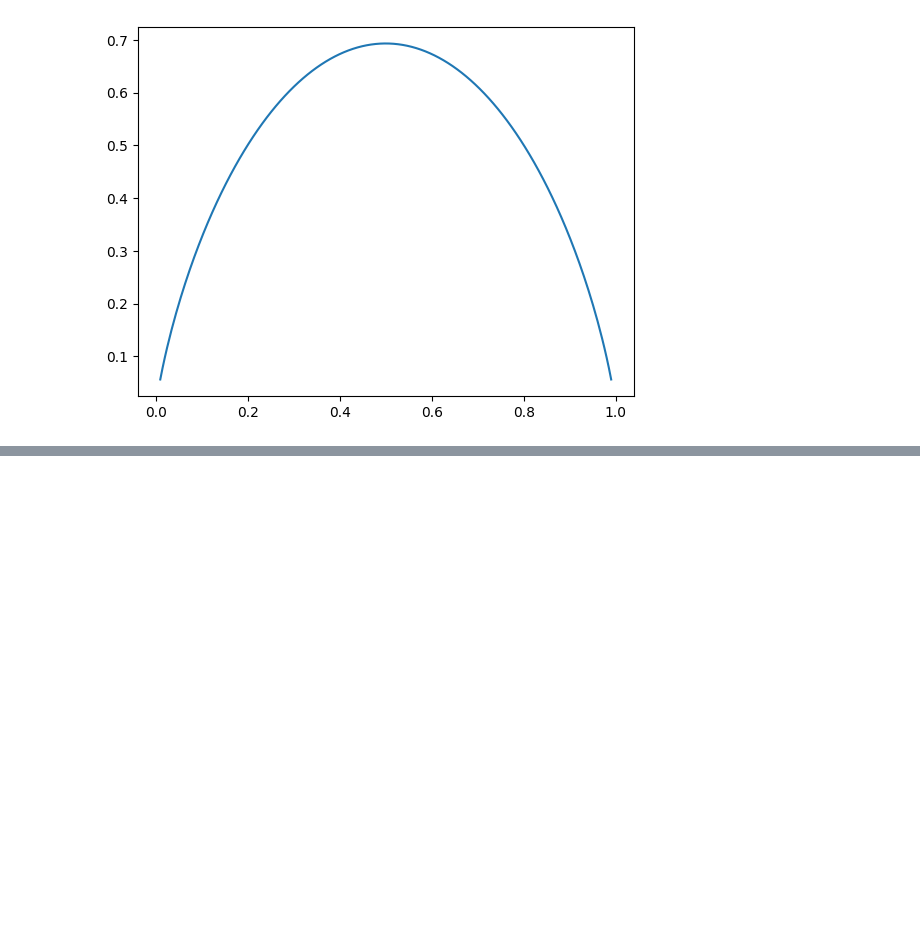
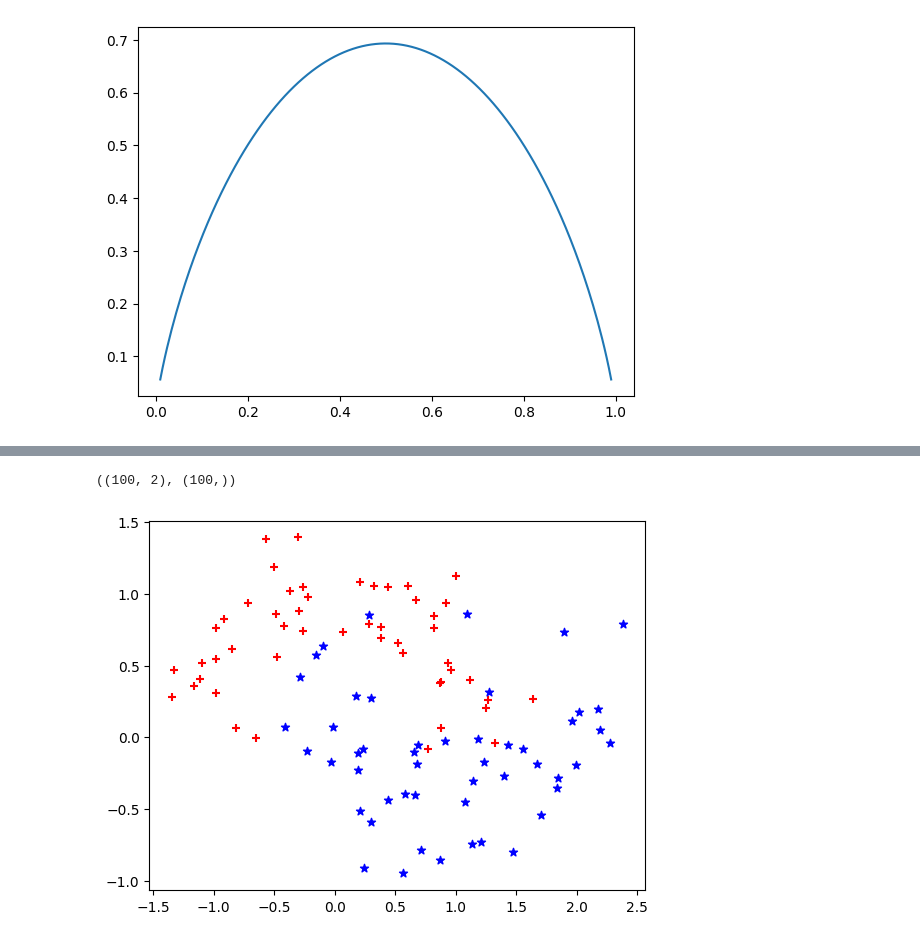
Before and after one commit to Man-Yacan/Study-for-Machine-Learning, a Jupyter notebook: 09-DecisionTree.ipynb, the cells around one changed output, grey strips where cells are left out. Saved outputs shown, nothing was run; the diff lists cells and outputs as text; code cells hidden in the pictures; blank space fills up the shorter version.

```diff
--- a/09-DecisionTree.ipynb
+++ b/09-DecisionTree.ipynb
@@ -87,0 +245,11 @@ plt.show()
+# %%
+X, y = datasets.make_moons(noise=0.25, random_state=666)
+X.shape, y.shape
+# %% [output]
+((100, 2), (100,))
+# %%
+plt.scatter(X[y == 0, 0], X[y == 0, 1], marker='+', color='r')
+plt.scatter(X[y == 1, 0], X[y == 1, 1], marker='*', color='b')
+plt.show()
+# %% [output]
+[figure, added]
```
Also changed, not shown: parts of 36 cells of this notebook.
